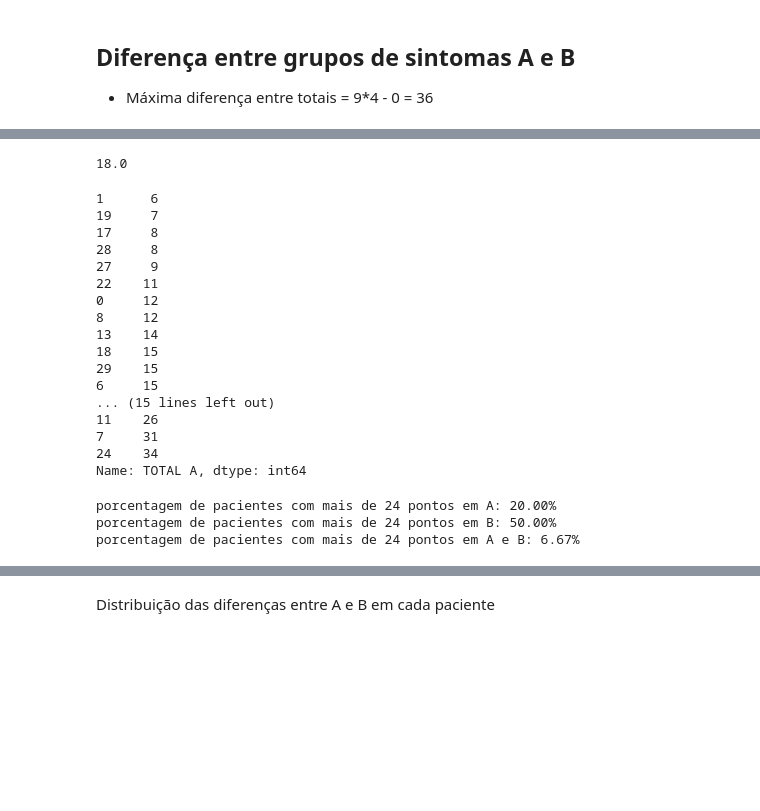
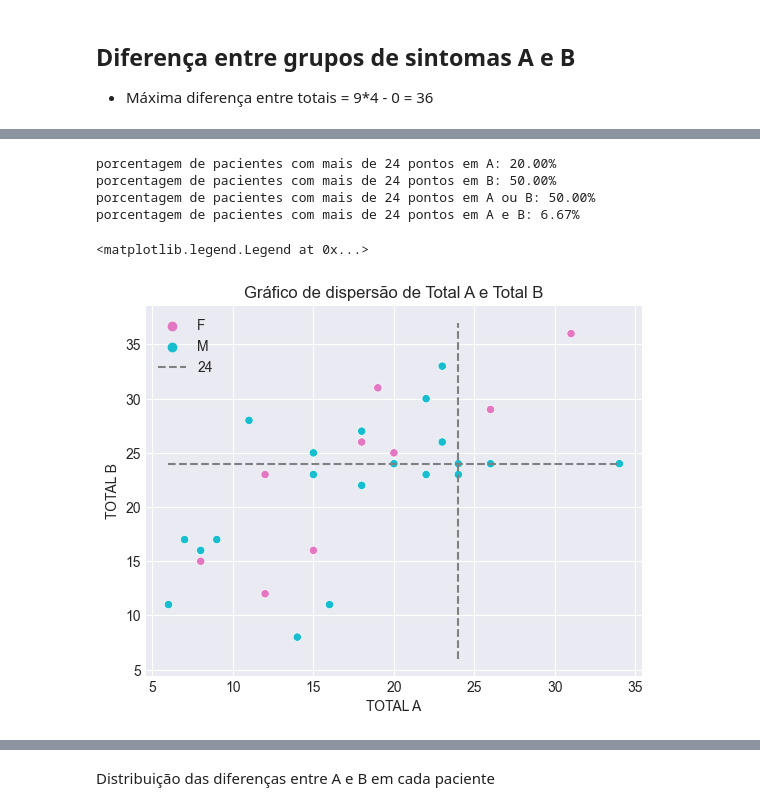
Before and after one commit to cabrau/tdah-drug-dependency, a Jupyter notebook: tdah.ipynb, the cells around one changed output, grey strips where cells are left out. Drawn from its saved outputs; the diff is of its cells as text; code cells hidden in the pictures; blank space fills up the shorter version.

```diff
--- a/tdah.ipynb
+++ b/tdah.ipynb
@@ -152,35 +114,23 @@ plt.show()
-# %%
-df['TOTAL A'].quantile(.50)
-# %% [output]
-18.0
-# %%
-df['TOTAL A'].sort_values()
-# %% [output]
-1      6
-19     7
-17     8
-28     8
-27     9
-22    11
-0     12
-8     12
-13    14
-18    15
-29    15
-6     15
-... (15 lines left out)
-11    26
-7     31
-24    34
-Name: TOTAL A, dtype: int64
-# %%
-ratio_b = (df['TOTAL B'] >= 24).sum()/len(df)
-ratio_a = (df['TOTAL A'] >= 24).sum()/len(df)
-ratio_ab = ((df['TOTAL A'] >= 24 ) & (df['TOTAL B'] > 24)).sum()/len(df)
-print(f'porcentagem de pacientes com mais de 24 pontos em A: {ratio_a*100:.2f}%')
-print(f'porcentagem de pacientes com mais de 24 pontos em B: {ratio_b*100:.2f}%')
-print(f'porcentagem de pacientes com mais de 24 pontos em A e B: {ratio_ab*100:.2f}%')
-# %% [output]
-porcentagem de pacientes com mais de 24 pontos em A: 20.00%
-porcentagem de pacientes com mais de 24 pontos em B: 50.00%
-porcentagem de pacientes com mais de 24 pontos em A e B: 6.67%
+# %%
+ratio_b = (df['TOTAL B'] >= 24).sum()/len(df)
+ratio_a = (df['TOTAL A'] >= 24).sum()/len(df)
+ratio_ab = ((df['TOTAL A'] >= 24 ) & (df['TOTAL B'] > 24)).sum()/len(df)
+ratio_a_or_b = ((df['TOTAL A'] >= 24 ) | (df['TOTAL B'] > 24)).sum()/len(df)
+print(f'porcentagem de pacientes com mais de 24 pontos em A: {ratio_a*100:.2f}%')
+print(f'porcentagem de pacientes com mais de 24 pontos em B: {ratio_b*100:.2f}%')
+print(f'porcentagem de pacientes com mais de 24 pontos em A ou B: {ratio_a_or_b*100:.2f}%')
+print(f'porcentagem de pacientes com mais de 24 pontos em A e B: {ratio_ab*100:.2f}%')
+# %% [output]
+porcentagem de pacientes com mais de 24 pontos em A: 20.00%
+porcentagem de pacientes com mais de 24 pontos em B: 50.00%
+porcentagem de pacientes com mais de 24 pontos em A ou B: 50.00%
+porcentagem de pacientes com mais de 24 pontos em A e B: 6.67%
+# %%
+sns.scatterplot(df, x = 'TOTAL A', y = 'TOTAL B', hue = 'GENERO', palette = ['C6','C9'])
+plt.title('Gráfico de dispersão de Total A e Total B')
+plt.hlines(24,6,34, color='grey',linestyles='--', label = '24')
+plt.vlines(24,6,37, color='grey',linestyles='--')
+plt.legend()
+# %% [output]
+<matplotlib.legend.Legend at 0x...>
+[figure, added]
```
Also changed, not shown: parts of 34 cells of this notebook.
